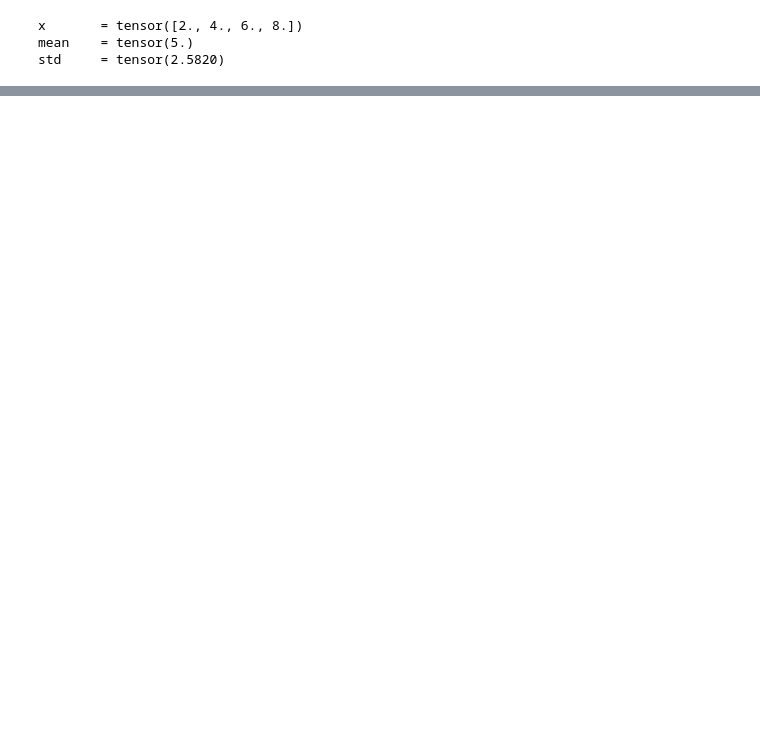
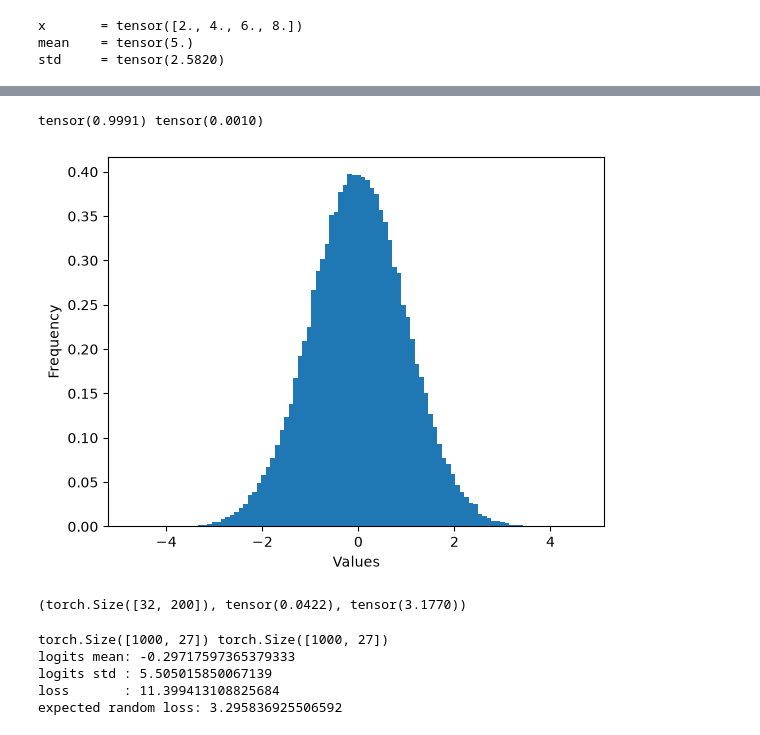
Before and after one commit to Abhijeet-Saich/nn-pytorch-mastery, a Jupyter notebook: scratch_2.ipynb, the cells around one changed output, grey strips where cells are left out. Drawn from its saved outputs; the diff is of its cells as text; code cells hidden in the pictures; blank space fills up the shorter version.

Commit message:
impact of std and mean of weights on logits

```diff
--- a/scratch_2.ipynb
+++ b/scratch_2.ipynb
@@ -110,0 +174,50 @@ input std = 5.0 | output std = 0.917 | saturated = 71.33%
+# %%
+k = torch.randn(100000)
+print(k.std(), k.mean())
+plt.hist(k, bins=100, density=True)
+plt.xlabel('Values')
+plt.ylabel('Frequency')
+plt.show()
+# %% [output]
+tensor(0.9991) tensor(0.0010)
+[figure, added]
+# %%
+inp = torch.randn(32,10)
+x = torch.randn(200, 10)
+
+h = inp @ x.T
+h.shape, h.mean(), h.std()
+# %% [output]
+(torch.Size([32, 200]), tensor(0.0422), tensor(3.1770))
+# %%
+import torch
+import torch.nn.functional as F
+
+torch.manual_seed(42)
+
+# Small toy classification problem:
+# 1000 examples, 30 input features, 27 possible outputs
+
+X = torch.randn(1000, 30)
+y = torch.randint(0, 27, (1000,))
+
+# Deliberately BAD initialization
+W = torch.randn(30, 27)
+b = torch.randn(27)
+
+k = X @ W
+logits = X @ W + b
+
+loss = F.cross_entropy(logits, y)
+
+print(logits.shape, k.shape)
+print("logits mean:", logits.mean().item())
+print("logits std :", logits.std().item())
+print("loss       :", loss.item())
+print("expected random loss:", torch.log(torch.tensor(27.)).item())
+# %% [output]
+torch.Size([1000, 27]) torch.Size([1000, 27])
+logits mean: -0.29717597365379333
+logits std : 5.505015850067139
+loss       : 11.399413108825684
+expected random loss: 3.295836925506592
```
Also changed, not shown: parts of 11 cells of this notebook.
